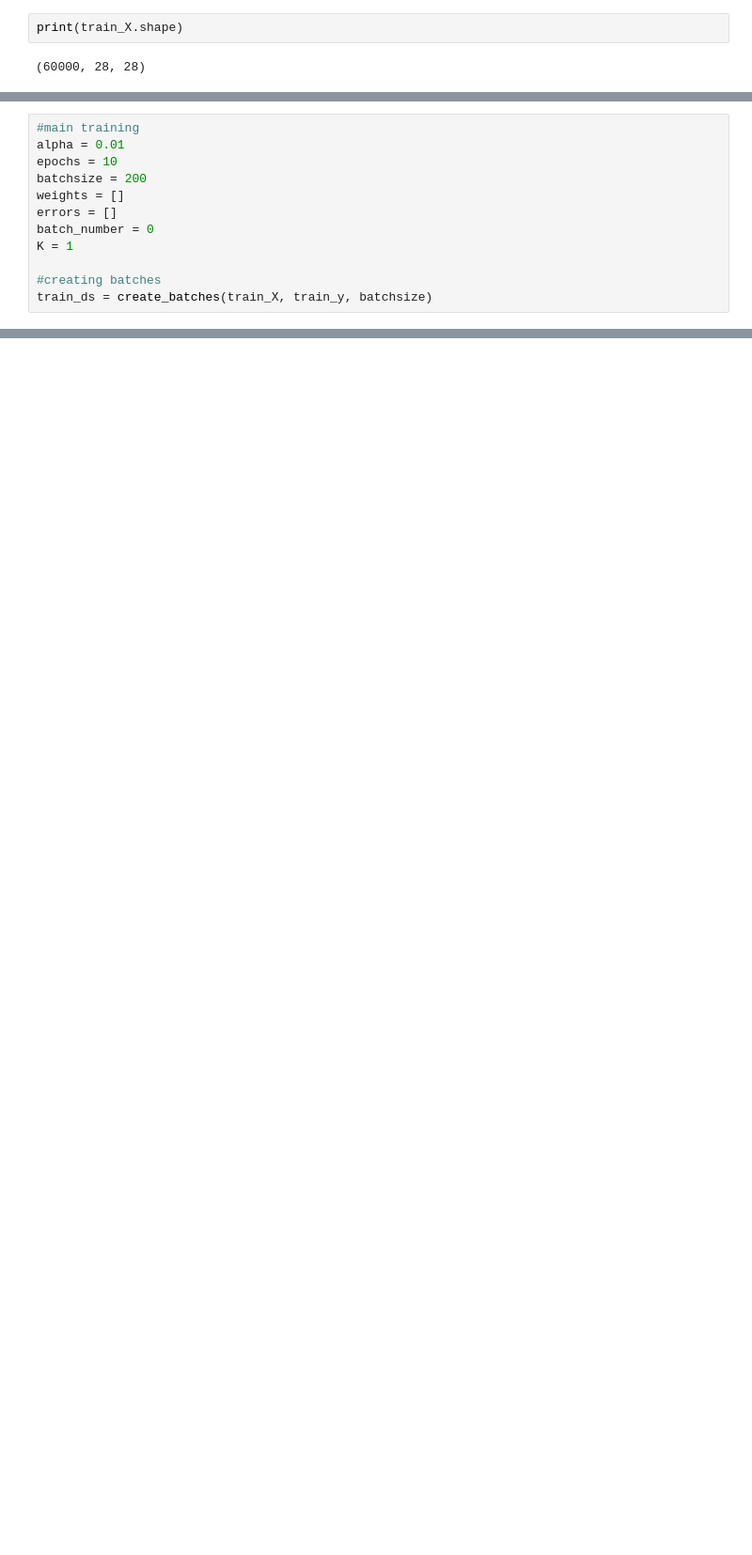
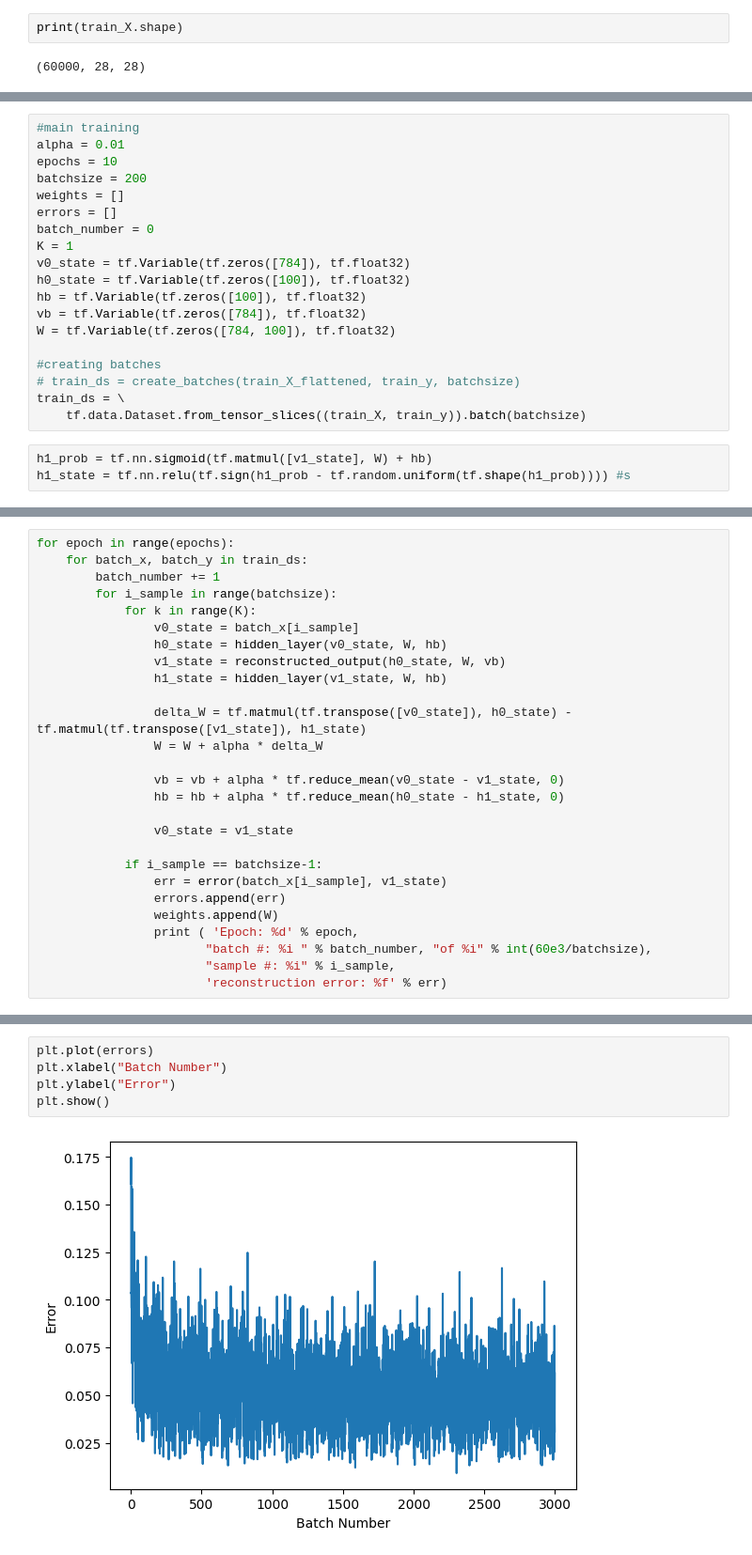
Before and after one commit to Xzanam/restricted-boltzmann-machine, a Jupyter notebook: boltzmann.ipynb, the cells around one changed output, grey strips where cells are left out. Shown: that part at 94% size. Drawn from its saved outputs; the diff is of its cells as text; blank space fills up the shorter version.

```diff
--- a/boltzmann.ipynb
+++ b/boltzmann.ipynb
@@ -200,7 +218,17 @@ weights = []
 errors = []
 batch_number = 0
 K = 1
+v0_state = tf.Variable(tf.zeros([784]), tf.float32)
+h0_state = tf.Variable(tf.zeros([100]), tf.float32)
+hb = tf.Variable(tf.zeros([100]), tf.float32)
+vb = tf.Variable(tf.zeros([784]), tf.float32)
+W = tf.Variable(tf.zeros([784, 100]), tf.float32)
 
 #creating batches
-train_ds = create_batches(train_X, train_y, batchsize)
+# train_ds = create_batches(train_X_flattened, train_y, batchsize)
+train_ds = \
+    tf.data.Dataset.from_tensor_slices((train_X, train_y)).batch(batchsize)
+# %%
+h1_prob = tf.nn.sigmoid(tf.matmul([v1_state], W) + hb)
+h1_state = tf.nn.relu(tf.sign(h1_prob - tf.random.uniform(tf.shape(h1_prob)))) #s
 # %%
@@ -211,0 +238,27 @@ print(train_ds[0][1].shape)
+# %%
+for epoch in range(epochs):
+    for batch_x, batch_y in train_ds:
+        batch_number += 1
+        for i_sample in range(batchsize):
+            for k in range(K):
+                v0_state = batch_x[i_sample]
+                h0_state = hidden_layer(v0_state, W, hb)
+                v1_state = reconstructed_output(h0_state, W, vb)
+                h1_state = hidden_layer(v1_state, W, hb)
+
+                delta_W = tf.matmul(tf.transpose([v0_state]), h0_state) - tf.matmul(tf.transpose([v1_state]), h1_state)
+                W = W + alpha * delta_W
+
+                vb = vb + alpha * tf.reduce_mean(v0_state - v1_state, 0)
+                hb = hb + alpha * tf.reduce_mean(h0_state - h1_state, 0)
+
+                v0_state = v1_state
+
+            if i_sample == batchsize-1:
+                err = error(batch_x[i_sample], v1_state)
+                errors.append(err)
+                weights.append(W)
+                print ( 'Epoch: %d' % epoch,
+                       "batch #: %i " % batch_number, "of %i" % int(60e3/batchsize),
+                       "sample #: %i" % i_sample,
+                       'reconstruction error: %f' % err)
@@ -211,0 +283,7 @@ print(train_ds[0][1].shape)
+# %%
+plt.plot(errors)
+plt.xlabel("Batch Number")
+plt.ylabel("Error")
+plt.show()
+# %% [output]
+[figure, added]
```
Also changed, not shown: parts of 22 cells of this notebook.
